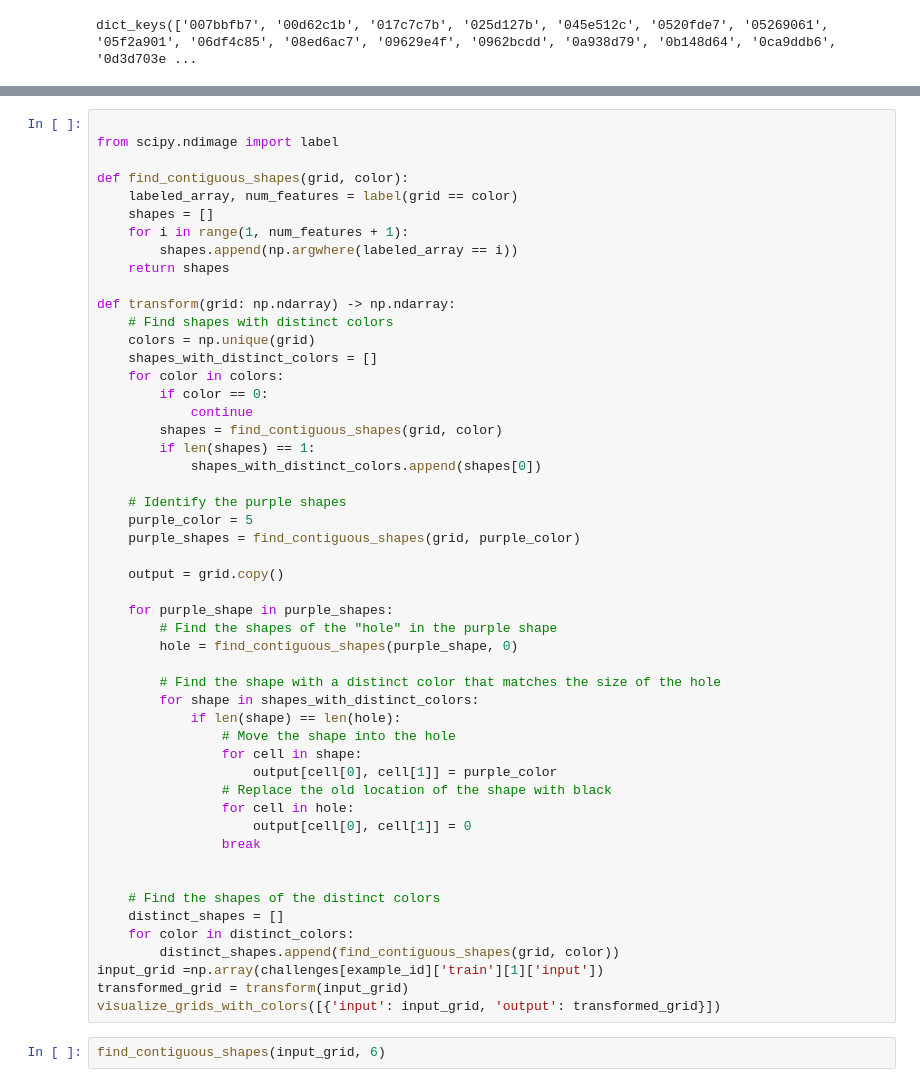
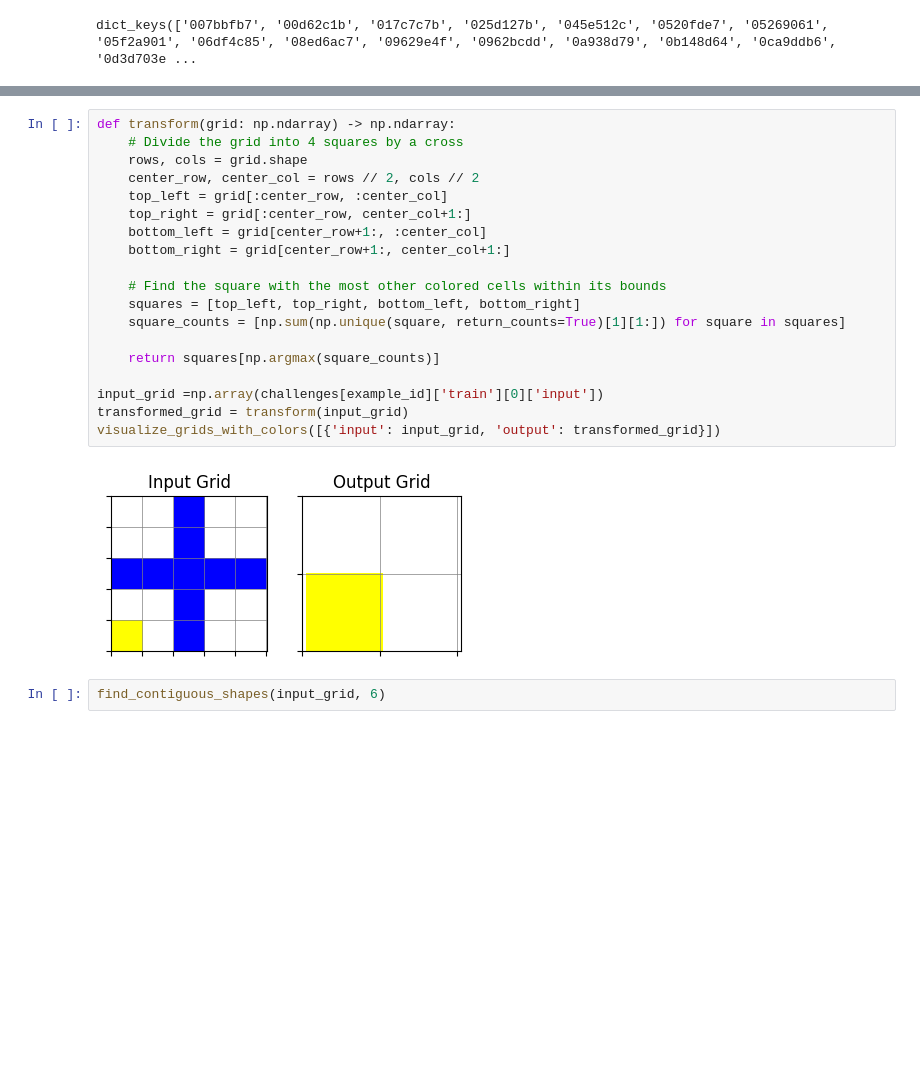
Before and after one commit to christianjensen2903/ARC-Challenge, a Jupyter notebook: preprocessing.ipynb, the cells around one changed output, grey strips where cells are left out. Saved outputs shown, nothing was run; the diff lists cells and outputs as text; blank space fills up the shorter version.

```diff
--- a/preprocessing.ipynb
+++ b/preprocessing.ipynb
@@ -79,54 +91,24 @@ visualize_grids_with_colors(challenges[example_id]['train'])
-# %%
-
-from scipy.ndimage import label
-
-def find_contiguous_shapes(grid, color):
-    labeled_array, num_features = label(grid == color)
-    shapes = []
-    for i in range(1, num_features + 1):
-        shapes.append(np.argwhere(labeled_array == i))
-    return shapes
-
-def transform(grid: np.ndarray) -> np.ndarray:
-    # Find shapes with distinct colors
-    colors = np.unique(grid)
-    shapes_with_distinct_colors = []
-    for color in colors:
-        if color == 0:
-            continue
-        shapes = find_contiguous_shapes(grid, color)
-        if len(shapes) == 1:
-            shapes_with_distinct_colors.append(shapes[0])
-
-    # Identify the purple shapes
-    purple_color = 5
-    purple_shapes = find_contiguous_shapes(grid, purple_color)
-
-    output = grid.copy()
-
-    for purple_shape in purple_shapes:
-        # Find the shapes of the "hole" in the purple shape
-        hole = find_contiguous_shapes(purple_shape, 0)
-
-        # Find the shape with a distinct color that matches the size of the hole
-        for shape in shapes_with_distinct_colors:
-            if len(shape) == len(hole):
-                # Move the shape into the hole
-                for cell in shape:
-                    output[cell[0], cell[1]] = purple_color
-                # Replace the old location of the shape with black
-                for cell in hole:
-                    output[cell[0], cell[1]] = 0
-                break
-
-
-    # Find the shapes of the distinct colors
-    distinct_shapes = []
-    for color in distinct_colors:
-        distinct_shapes.append(find_contiguous_shapes(grid, color))
-input_grid =np.array(challenges[example_id]['train'][1]['input'])
-transformed_grid = transform(input_grid)
-visualize_grids_with_colors([{'input': input_grid, 'output': transformed_grid}])
+# %%
+def transform(grid: np.ndarray) -> np.ndarray:
+    # Divide the grid into 4 squares by a cross
+    rows, cols = grid.shape
+    center_row, center_col = rows // 2, cols // 2
+    top_left = grid[:center_row, :center_col]
+    top_right = grid[:center_row, center_col+1:]
+    bottom_left = grid[center_row+1:, :center_col]
+    bottom_right = grid[center_row+1:, center_col+1:]
+
+    # Find the square with the most other colored cells within its bounds
+    squares = [top_left, top_right, bottom_left, bottom_right]
+    square_counts = [np.sum(np.unique(square, return_counts=True)[1][1:]) for square in squares]
+
+    return squares[np.argmax(square_counts)]
+
+input_grid =np.array(challenges[example_id]['train'][0]['input'])
+transformed_grid = transform(input_grid)
+visualize_grids_with_colors([{'input': input_grid, 'output': transformed_grid}])
+# %% [output]
+[figure, added]
 # %%
 find_contiguous_shapes(input_grid, 6)
 # %% [output]
```
Also changed, not shown: parts of 2 cells of this notebook, 3 other files.
